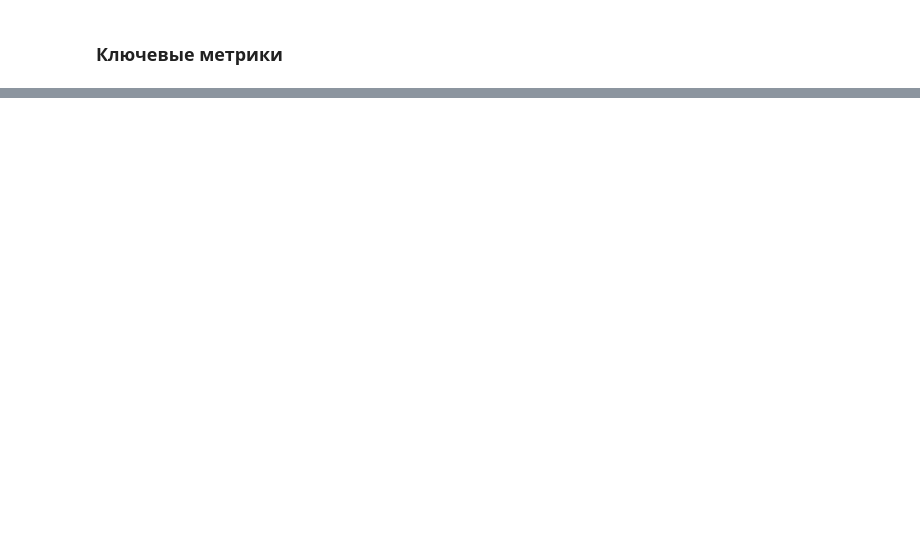
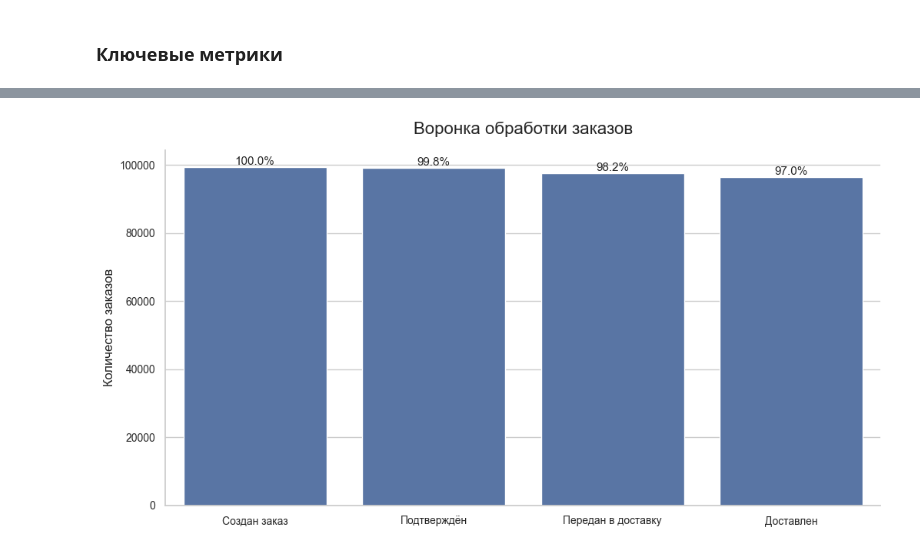
Before and after one commit to Malentaaa/product-analytics-project, a Jupyter notebook: project.ipynb, the cells around one changed output, grey strips where cells are left out. Drawn from its saved outputs; the diff is of its cells as text; code cells hidden in the pictures; blank space fills up the shorter version.

```diff
--- a/project.ipynb
+++ b/project.ipynb
@@ -935,0 +1054,8 @@ dtype: float64
+# %%
+funnel_df['Конверсия %'] = (
+    funnel_df['Количество']
+    / funnel_df['Количество'].iloc[0]
+    * 100
+)
+
+funnel_df
@@ -935,0 +1068,27 @@ dtype: float64
+# %%
+plt.figure(figsize=(12,6))
+
+ax = sns.barplot(
+    data=funnel_df,
+    x='Этап',
+    y='Количество'
+)
+
+plt.title('Воронка обработки заказов', pad=15)
+plt.xlabel('')
+plt.ylabel('Количество заказов')
+
+for i, row in funnel_df.iterrows():
+    ax.text(
+        i,
+        row['Количество'],
+        f"{row['Конверсия %']:.1f}%",
+        ha='center',
+        va='bottom',
+        fontsize=11
+    )
+
+sns.despine()
+plt.show()
+# %% [output]
+[figure, added]
```
Also changed, not shown: parts of 25 cells of this notebook.
